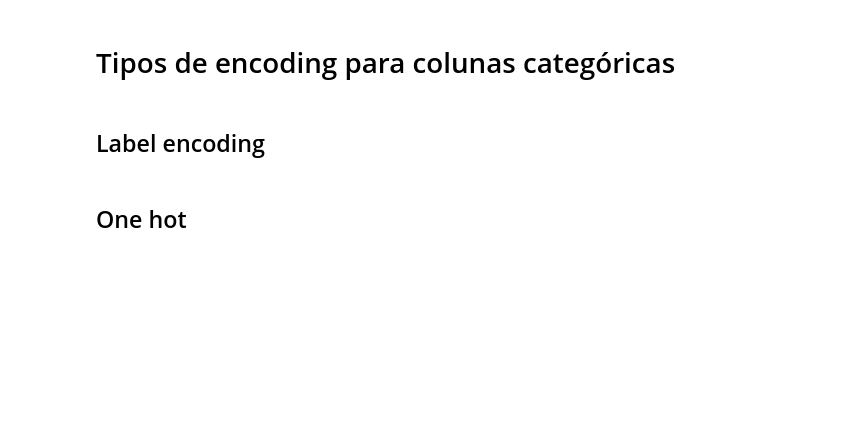
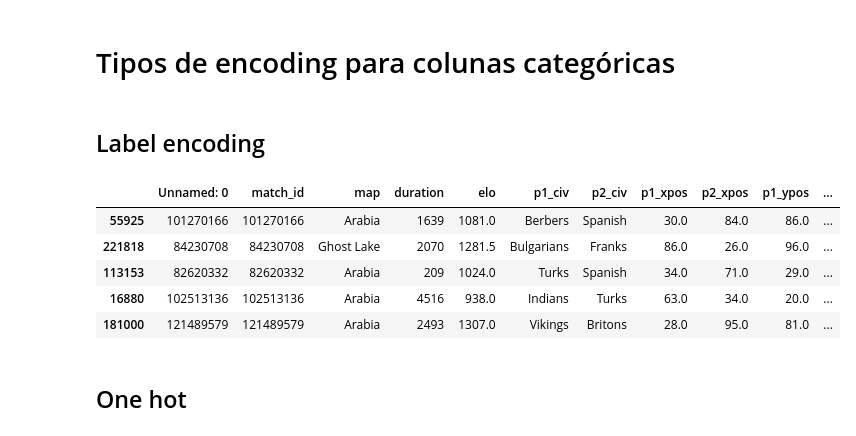
Before and after one commit to FlamingoLindo/UMC-Age-of-Empires-2, a Jupyter notebook: age_of_empires.ipynb, the cells around one changed output. Saved outputs shown, nothing was run; the diff lists cells and outputs as text; code cells hidden in the pictures; blank space fills up the shorter version.

```diff
--- a/age_of_empires.ipynb
+++ b/age_of_empires.ipynb
@@ -104,22 +104,22 @@ Aqui é possivel ver que existem "10596" valores como "NaN" nas colunas de coord
 #com NaN
 
 # Média p1_xpos
-# med_p1x = train_df['p1_xpos'].mean()
-# train_df['p1_xpos'] = train_df['p1_xpos'].fillna(med_p1x)
+med_p1x = train_df['p1_xpos'].mean()
+train_df['p1_xpos'] = train_df['p1_xpos'].fillna(med_p1x)
 
-# # Média p2_xpos
-# med_p2x = train_df['p2_xpos'].mean()
-# train_df['p2_xpos'] = train_df['p2_xpos'].fillna(med_p2x)
-# # Média p1_ypos
-# med_p1y = train_df['p1_ypos'].mean()
-# train_df['p1_ypos'] = train_df['p1_ypos'].fillna(med_p1y)
+# Média p2_xpos
+med_p2x = train_df['p2_xpos'].mean()
+train_df['p2_xpos'] = train_df['p2_xpos'].fillna(med_p2x)
+# Média p1_ypos
+med_p1y = train_df['p1_ypos'].mean()
+train_df['p1_ypos'] = train_df['p1_ypos'].fillna(med_p1y)
 
-# # Média p2_ypos
-# med_p2y = train_df['p2_ypos'].mean()
-# train_df['p2_ypos'] = train_df['p2_ypos'].fillna(med_p2y)
+# Média p2_ypos
+med_p2y = train_df['p2_ypos'].mean()
+train_df['p2_ypos'] = train_df['p2_ypos'].fillna(med_p2y)
 
-train_df.dropna(inplace=True)
-train_df.isna().sum()
+# train_df.dropna(inplace=True)
+# train_df.isna().sum()
 print(train_df)
 # %% [output]
         Unnamed: 0   match_id     map  duration     elo      p1_civ  \
@@ -190,14 +201,24 @@ print(train_df)
 # %%
 le_map = LabelEncoder()
 train_df['map_encoded'] = le_map.fit_transform(train_df['map'])
 
 # le_civ = LabelEncoder()
+# train_df['p1_civ_encoded'] = le_civ.fit_transform(train_df['p1_civ'])
 
-# train_df['p1_civ_encoded'] = le_civ.fit_transform(train_df['p1_civ'])
 # le_civ2 = LabelEncoder()
+# train_df['p2_civ_encoded'] = le_civ2.fit_transform(train_df['p2_civ'])
 
-# train_df['p2_civ_encoded'] = le_civ2.fit_transform(train_df['p2_civ'])
-# train_df.head()
+le_matchup = LabelEncoder()
+train_df['match_up_encoded'] = le_matchup.fit_transform(train_df['match_up'])
+
+train_df.head()
+# %% [output]
+|  | Unnamed: 0 | match_id | map | duration | elo | p1_civ | p2_civ | p1_xpos | p2_xpos | p1_ypos | ... |
+| 55925 | 101270166 | 101270166 | Arabia | 1639 | 1081.0 | Berbers | Spanish | 30.0 | 84.0 | 86.0 | ... |
+| 221818 | 84230708 | 84230708 | Ghost Lake | 2070 | 1281.5 | Bulgarians | Franks | 86.0 | 26.0 | 96.0 | ... |
+| 113153 | 82620332 | 82620332 | Arabia | 209 | 1024.0 | Turks | Spanish | 34.0 | 71.0 | 29.0 | ... |
+| 16880 | 102513136 | 102513136 | Arabia | 4516 | 938.0 | Indians | Turks | 63.0 | 34.0 | 20.0 | ... |
+| 181000 | 121489579 | 121489579 | Arabia | 2493 | 1307.0 | Vikings | Britons | 28.0 | 95.0 | 81.0 | ... |
 # %% [markdown]
 ## One hot
 # %%
```
Also changed, not shown: parts of 13 cells of this notebook.
